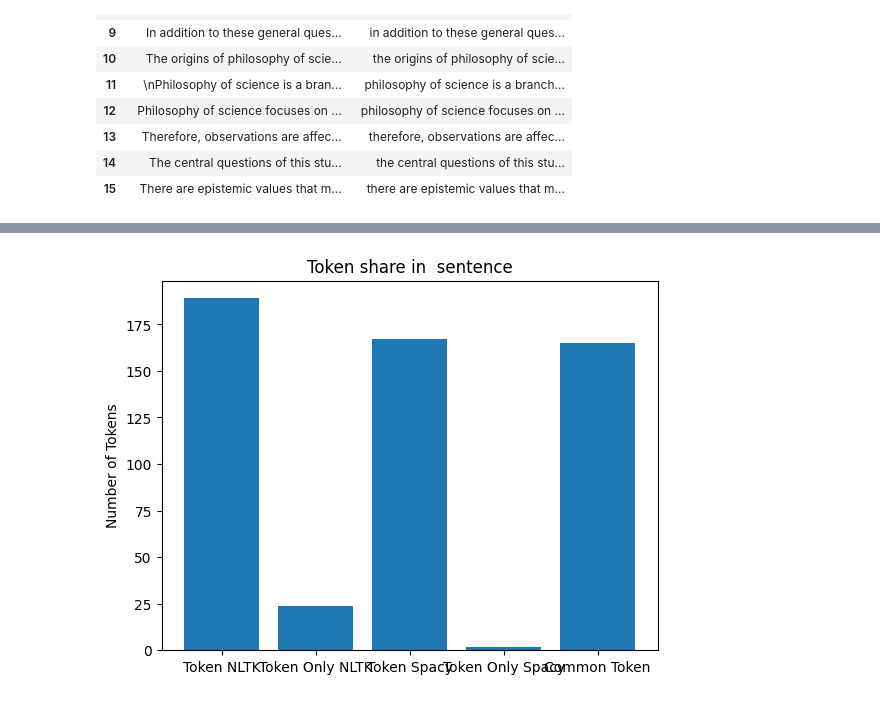
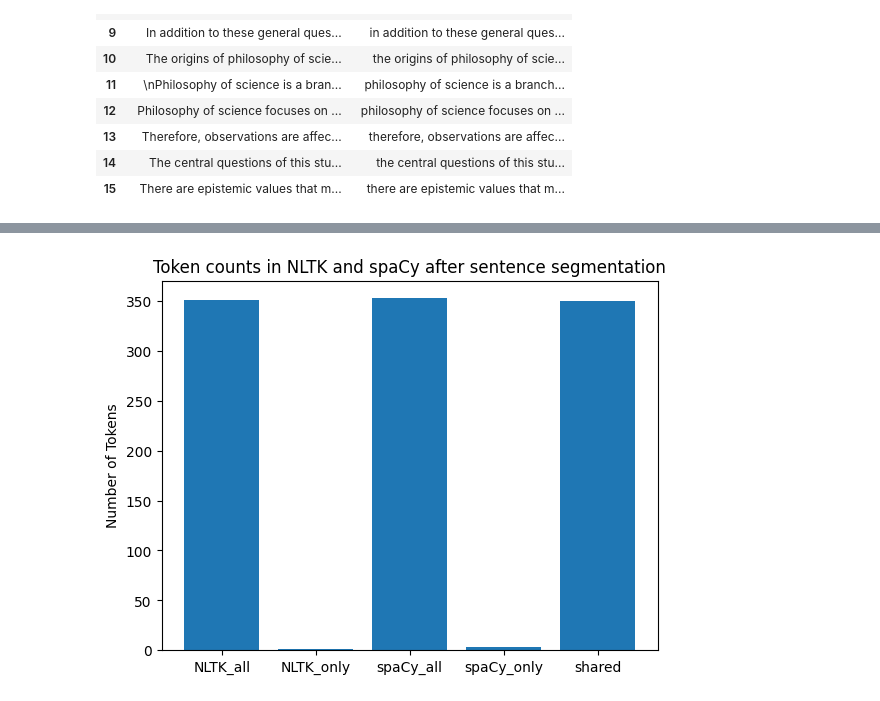
Before and after one commit to ClementineBleuze/M1-NLP-DataScience-Project, a Jupyter notebook: code/part2/Tokenization.ipynb, the cells around one changed output, grey strips where cells are left out. Cells and saved outputs as stored; diff of their text form; code cells hidden in the pictures.

```diff
--- a/code/part2/Tokenization.ipynb
+++ b/code/part2/Tokenization.ipynb
@@ -271,7 +268,6 @@ all_tokens_NLTK
 # %%
 #Get the token by Spacy for each sentence
-
-df["Spacy_tokens"] = df["Clean_shared_sentence"].apply(get_tokens_spacy)
+df["Spacy_tokens"] = df["Clean_shared_sentence"].apply(get_tokens_set_spacy)
 df
 # %% [output]
 |  | shared_sentence | Clean_shared_sentence | NLTK_tokens | nb_NLTK_tokens | Spacy_tokens |
@@ -345,6 +340,6 @@ df
 # %%
 #Get the number of common tokens recognized by NLTK and Spacy in each sentence
-df['nb_common_tokens'] = [len(set(a) & set(b)) for a, b in zip(df.Spacy_tokens, df.NLTK_tokens)]
+df['nb_common_tokens'] = df["common_tokens"].apply(lambda x: len(x))
 df
 # %% [output]
 |  | shared_sentence | Clean_shared_sentence | NLTK_tokens | nb_NLTK_tokens | Spacy_tokens | nb_Spacy_tokens | ... |
@@ -389,6 +384,6 @@ df
 # %%
 #Get the number set of tokens exist only in NLTK for  each sentence
-df['nb_NLTK_only_tokens'] = [len(set(a).difference(set(b))) for a, b in zip(df.NLTK_tokens, df.common_tokens)]
+df['nb_NLTK_only_tokens'] =  df["NLTK_only_tokens"].apply(lambda x: len(x))
 df
 # %% [output]
 |  | shared_sentence | Clean_shared_sentence | NLTK_tokens | nb_NLTK_tokens | Spacy_tokens | nb_Spacy_tokens | ... |
@@ -439,6 +434,6 @@ df
 # %%
 #Get the number set of tokens exist only in Spacy for each sentence
-df['nb_Spacy_only_tokens'] = [len(set(a).difference(set(b))) for a, b in zip(df.Spacy_tokens, df.common_tokens)]
+df['nb_Spacy_only_tokens'] = df["Spacy_only_tokens"].apply(lambda x: len(x))
 df
 # %% [output]
 |  | shared_sentence | Clean_shared_sentence | NLTK_tokens | nb_NLTK_tokens | Spacy_tokens | nb_Spacy_tokens | ... |
@@ -503,17 +500,18 @@ Number of all tokens exist only in Spacy:  2
 # %%
 import matplotlib.pyplot as plt
 
 # Define the data for the graph
-x= ['Token NLTK','Token Only NLTK','Token Spacy', 'Token Only Spacy', 'Common Token',]
-y= [all_tokens_NLTK, sum_tokens_NLTK, all_tokens_Spacy, sum_tokens_spacy, sum_common_tokens]
+x= ['NLTK_all','NLTK_only','spaCy_all', 'spaCy_only', 'shared',]
+y= [all_tokens_NLTK, only_tokens_NLTK, all_tokens_Spacy, only_tokens_spacy, sum_common_tokens]
 
 plt.bar(x, y)
 
 # Add labels to the graph
-plt.title('Token share in  sentence')
+plt.title('Token counts in NLTK and spaCy after sentence segmentation')
 plt.ylabel('Number of Tokens')
+plt.savefig('../../data/plots/2-token-counts-after-sentence-segmentation.png')
 
 # Show the graph
 plt.show()
 # %% [output]
-[figure, old version]
+[figure, new version]
```
Also changed, not shown: parts of 20 cells of this notebook, 3 other files.
